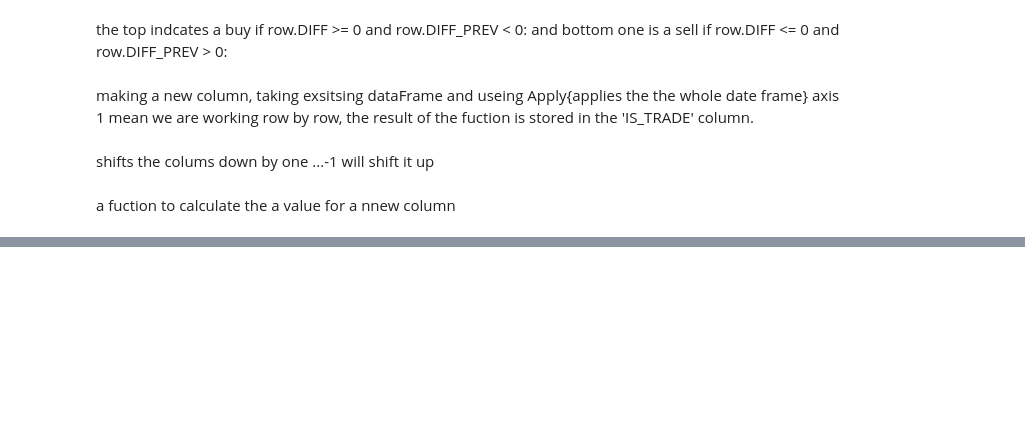
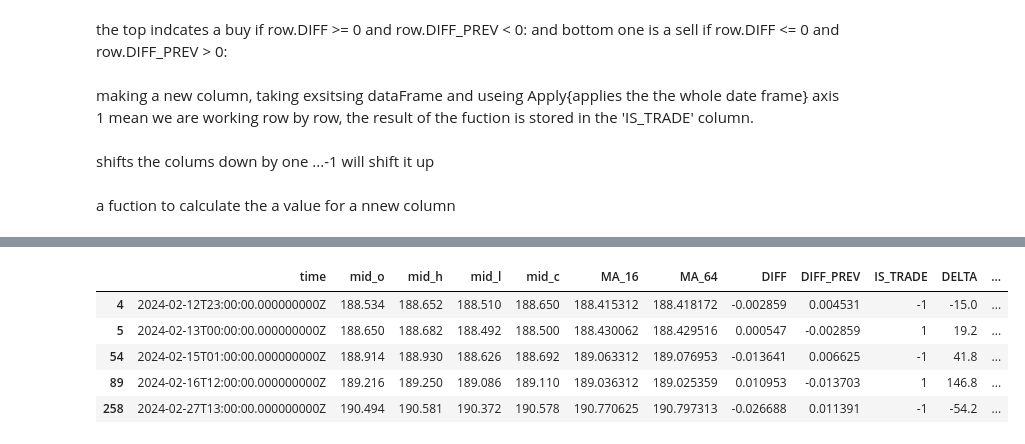
Before and after one commit to Kaireega/ForEx_Trader, a Jupyter notebook: candles_plot.ipynb, the cells around one changed output, grey strips where cells are left out. Drawn from its saved outputs; the diff is of its cells as text; code cells hidden in the pictures; blank space fills up the shorter version.

```diff
--- a/candles_plot.ipynb
+++ b/candles_plot.ipynb
@@ -80 +78,10 @@ np.float64(-377.9999999999961)
+# %%
+df_trades.head()
+# %% [output]
+|  | time | mid_o | mid_h | mid_l | mid_c | MA_16 | MA_64 | DIFF | DIFF_PREV | IS_TRADE | DELTA | ... |
+| 4 | 2024-02-12T23:00:00.000000000Z | 188.534 | 188.652 | 188.510 | 188.650 | 188.415312 | 188.418172 | -0.002859 | 0.004531 | -1 | -15.0 | ... |
+| 5 | 2024-02-13T00:00:00.000000000Z | 188.650 | 188.682 | 188.492 | 188.500 | 188.430062 | 188.429516 | 0.000547 | -0.002859 | 1 | 19.2 | ... |
+| 54 | 2024-02-15T01:00:00.000000000Z | 188.914 | 188.930 | 188.626 | 188.692 | 189.063312 | 189.076953 | -0.013641 | 0.006625 | -1 | 41.8 | ... |
+| 89 | 2024-02-16T12:00:00.000000000Z | 189.216 | 189.250 | 189.086 | 189.110 | 189.036312 | 189.025359 | 0.010953 | -0.013703 | 1 | 146.8 | ... |
+| 258 | 2024-02-27T13:00:00.000000000Z | 190.494 | 190.581 | 190.372 | 190.578 | 190.770625 | 190.797313 | -0.026688 | 0.011391 | -1 | -54.2 | ... |
 # %%
```
Also changed, not shown: parts of 7 cells of this notebook, 24 other files.
